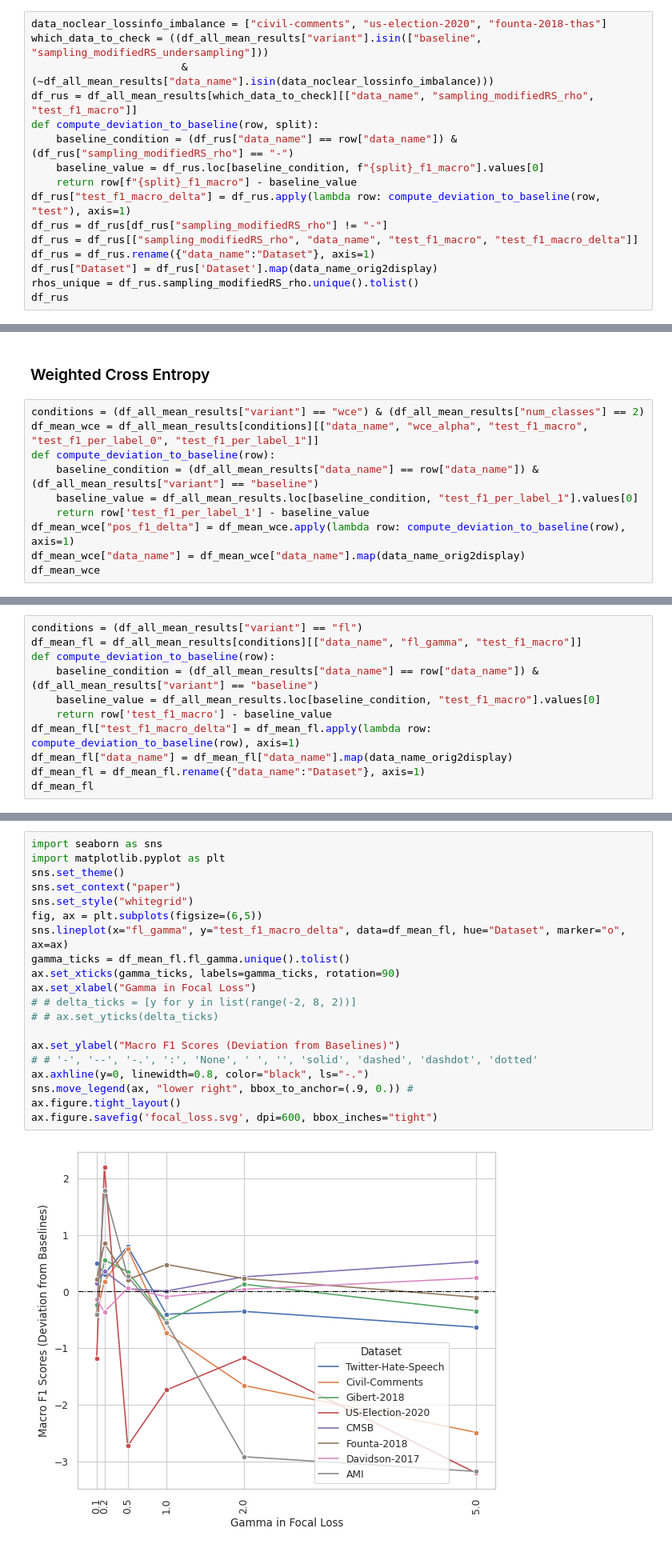
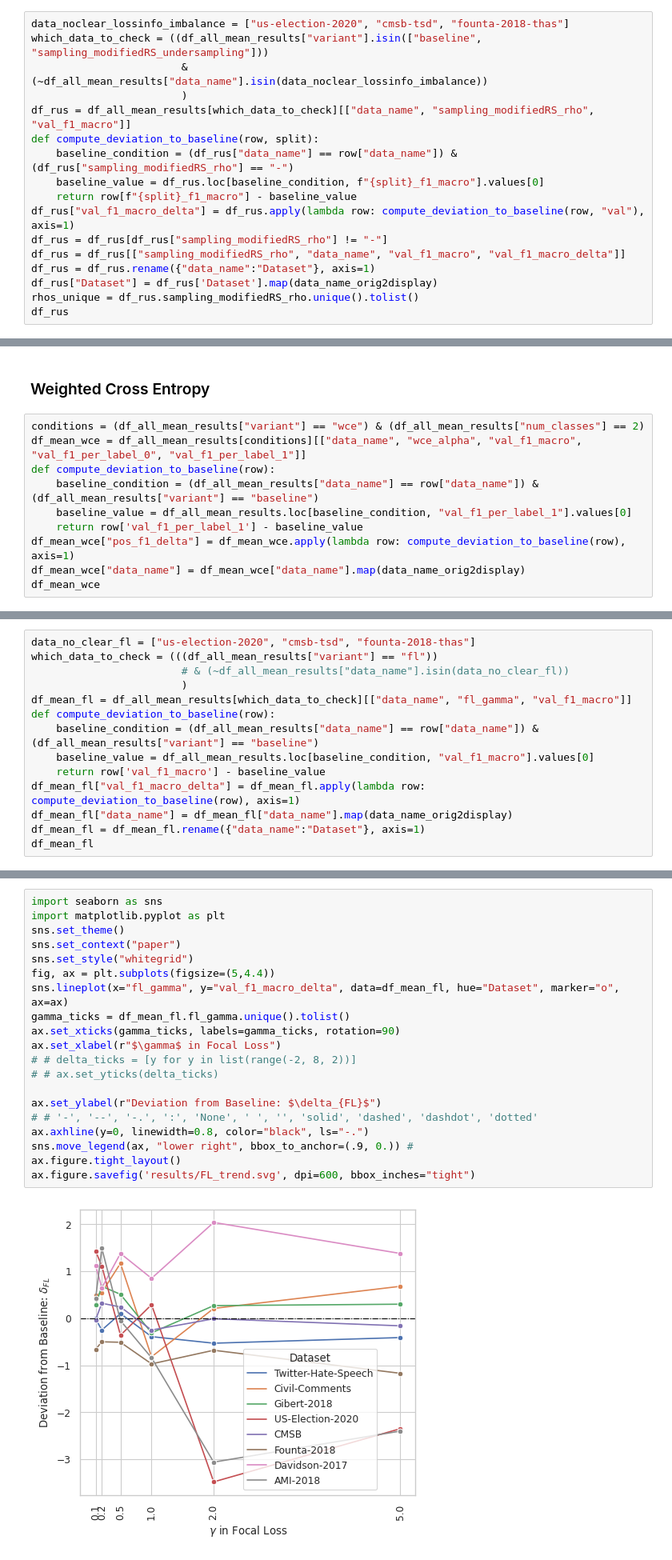
Before and after one commit to zhangyaqi20/imbalanced_text_classification, a Jupyter notebook: extract_mlflow_results.ipynb, the cells around one changed output, grey strips where cells are left out. Shown at 80% size. Cells and saved outputs as stored; diff of their text form.

```diff
--- a/extract_mlflow_results.ipynb
+++ b/extract_mlflow_results.ipynb
@@ -393,17 +463,18 @@ ax.figure.savefig('ROS_overfitting.svg', dpi=600, bbox_inches="tight")
 # %% [markdown]
 ## Random Undersampling
 # %%
-data_noclear_lossinfo_imbalance = ["civil-comments", "us-election-2020", "founta-2018-thas"]
+data_noclear_lossinfo_imbalance = ["us-election-2020", "cmsb-tsd", "founta-2018-thas"]
 which_data_to_check = ((df_all_mean_results["variant"].isin(["baseline", "sampling_modifiedRS_undersampling"]))
-                        & (~df_all_mean_results["data_name"].isin(data_noclear_lossinfo_imbalance)))
-df_rus = df_all_mean_results[which_data_to_check][["data_name", "sampling_modifiedRS_rho", "test_f1_macro"]]
+                        & (~df_all_mean_results["data_name"].isin(data_noclear_lossinfo_imbalance))
+                        )
+df_rus = df_all_mean_results[which_data_to_check][["data_name", "sampling_modifiedRS_rho", "val_f1_macro"]]
 def compute_deviation_to_baseline(row, split):
     baseline_condition = (df_rus["data_name"] == row["data_name"]) & (df_rus["sampling_modifiedRS_rho"] == "-")
     baseline_value = df_rus.loc[baseline_condition, f"{split}_f1_macro"].values[0]
     return row[f"{split}_f1_macro"] - baseline_value
-df_rus["test_f1_macro_delta"] = df_rus.apply(lambda row: compute_deviation_to_baseline(row, "test"), axis=1)
+df_rus["val_f1_macro_delta"] = df_rus.apply(lambda row: compute_deviation_to_baseline(row, "val"), axis=1)
 df_rus = df_rus[df_rus["sampling_modifiedRS_rho"] != "-"]
-df_rus = df_rus[["sampling_modifiedRS_rho", "data_name", "test_f1_macro", "test_f1_macro_delta"]]
+df_rus = df_rus[["sampling_modifiedRS_rho", "data_name", "val_f1_macro", "val_f1_macro_delta"]]
 df_rus = df_rus.rename({"data_name":"Dataset"}, axis=1)
 df_rus["Dataset"] = df_rus['Dataset'].map(data_name_orig2display)
 rhos_unique = df_rus.sampling_modifiedRS_rho.unique().tolist()
@@ -489,11 +560,11 @@ The history saving thread hit an unexpected error (OperationalError('disk I/O er
 ### Weighted Cross Entropy
 # %%
 conditions = (df_all_mean_results["variant"] == "wce") & (df_all_mean_results["num_classes"] == 2)
-df_mean_wce = df_all_mean_results[conditions][["data_name", "wce_alpha", "test_f1_macro", "test_f1_per_label_0", "test_f1_per_label_1"]]
+df_mean_wce = df_all_mean_results[conditions][["data_name", "wce_alpha", "val_f1_macro", "val_f1_per_label_0", "val_f1_per_label_1"]]
 def compute_deviation_to_baseline(row):
     baseline_condition = (df_all_mean_results["data_name"] == row["data_name"]) & (df_all_mean_results["variant"] == "baseline")
-    baseline_value = df_all_mean_results.loc[baseline_condition, "test_f1_per_label_1"].values[0]
-    return row['test_f1_per_label_1'] - baseline_value
+    baseline_value = df_all_mean_results.loc[baseline_condition, "val_f1_per_label_1"].values[0]
+    return row['val_f1_per_label_1'] - baseline_value
 df_mean_wce["pos_f1_delta"] = df_mean_wce.apply(lambda row: compute_deviation_to_baseline(row), axis=1)
 df_mean_wce["data_name"] = df_mean_wce["data_name"].map(data_name_orig2display)
 df_mean_wce
@@ -708,13 +797,16 @@ df_mean_wfl_by_data
 | 28 | 5.0 | 0.90 | 86.96 | 77.58 | 74.95 | 84.67 |
 | 29 | 5.0 | 0.99 | 84.47 | 75.58 | NaN | 82.12 |
 # %%
-conditions = (df_all_mean_results["variant"] == "fl")
-df_mean_fl = df_all_mean_results[conditions][["data_name", "fl_gamma", "test_f1_macro"]]
+data_no_clear_fl = ["us-election-2020", "cmsb-tsd", "founta-2018-thas"]
+which_data_to_check = (((df_all_mean_results["variant"] == "fl"))
+                        # & (~df_all_mean_results["data_name"].isin(data_no_clear_fl))
+                        )
+df_mean_fl = df_all_mean_results[which_data_to_check][["data_name", "fl_gamma", "val_f1_macro"]]
 def compute_deviation_to_baseline(row):
     baseline_condition = (df_all_mean_results["data_name"] == row["data_name"]) & (df_all_mean_results["variant"] == "baseline")
-    baseline_value = df_all_mean_results.loc[baseline_condition, "test_f1_macro"].values[0]
-    return row['test_f1_macro'] - baseline_value
-df_mean_fl["test_f1_macro_delta"] = df_mean_fl.apply(lambda row: compute_deviation_to_baseline(row), axis=1)
+    baseline_value = df_all_mean_results.loc[baseline_condition, "val_f1_macro"].values[0]
+    return row['val_f1_macro'] - baseline_value
+df_mean_fl["val_f1_macro_delta"] = df_mean_fl.apply(lambda row: compute_deviation_to_baseline(row), axis=1)
 df_mean_fl["data_name"] = df_mean_fl["data_name"].map(data_name_orig2display)
 df_mean_fl = df_mean_fl.rename({"data_name":"Dataset"}, axis=1)
 df_mean_fl
@@ -739,25 +831,25 @@ df_mean_fl
 # %%
 import seaborn as sns
 import matplotlib.pyplot as plt
 sns.set_theme()
 sns.set_context("paper")
 sns.set_style("whitegrid")
-fig, ax = plt.subplots(figsize=(6,5))
-sns.lineplot(x="fl_gamma", y="test_f1_macro_delta", data=df_mean_fl, hue="Dataset", marker="o", ax=ax)
+fig, ax = plt.subplots(figsize=(5,4.4))
+sns.lineplot(x="fl_gamma", y="val_f1_macro_delta", data=df_mean_fl, hue="Dataset", marker="o", ax=ax)
 gamma_ticks = df_mean_fl.fl_gamma.unique().tolist()
 ax.set_xticks(gamma_ticks, labels=gamma_ticks, rotation=90)
-ax.set_xlabel("Gamma in Focal Loss")
+ax.set_xlabel(r"$\gamma$ in Focal Loss")
 # # delta_ticks = [y for y in list(range(-2, 8, 2))]
 # # ax.set_yticks(delta_ticks)
 
-ax.set_ylabel("Macro F1 Scores (Deviation from Baselines)")
+ax.set_ylabel(r"Deviation from Baseline: $\delta_{FL}$")
 # # '-', '--', '-.', ':', 'None', ' ', '', 'solid', 'dashed', 'dashdot', 'dotted'
 ax.axhline(y=0, linewidth=0.8, color="black", ls="-.")
 sns.move_legend(ax, "lower right", bbox_to_anchor=(.9, 0.)) #
 ax.figure.tight_layout()
-ax.figure.savefig('focal_loss.svg', dpi=600, bbox_inches="tight")
+ax.figure.savefig('results/FL_trend.svg', dpi=600, bbox_inches="tight")
 # %% [output]
-[figure, old version]
+[figure, new version]
 # %% [markdown]
 #### Why are some data not good in FL?
 # %%
```
Also changed, not shown: parts of 29 cells of this notebook, 15 other files.
